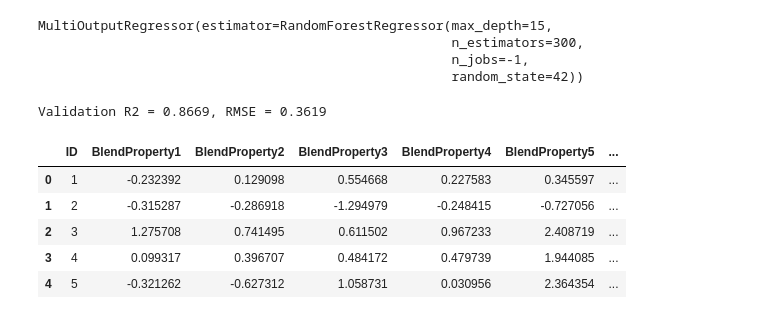
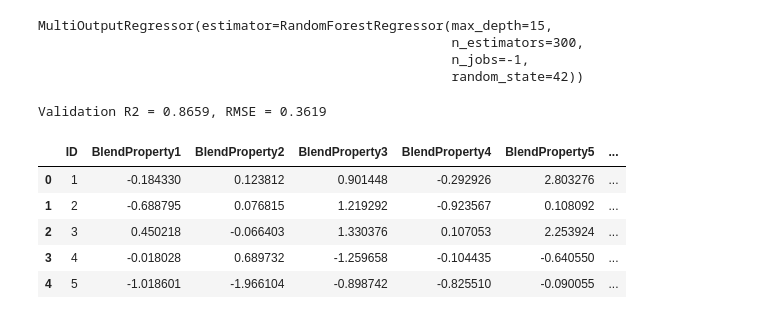
Before and after one commit to Leckhasri/Blend-project-, a Jupyter notebook: fuel_blend_model.ipynb, the cells around one changed output. Saved outputs shown, nothing was run; the diff lists cells and outputs as text; code cells hidden in the pictures.

```diff
--- a/fuel_blend_model.ipynb
+++ b/fuel_blend_model.ipynb
@@ -77,38 +80,36 @@ MultiOutputRegressor(estimator=RandomForestRegressor(max_depth=15,
                                                      random_state=42))
 # %%
 from sklearn.metrics import mean_squared_error
+y_pred = model.predict(X_va)
 
-# Normal MSE
+from sklearn.metrics import r2_score
+r2 = r2_score(y_va, y_pred)
+
 mse = mean_squared_error(y_va, y_pred)
-
-# Take sqrt for RMSE
 rmse = np.sqrt(mse)
 
 print(f"Validation R2 = {r2:.4f}, RMSE = {rmse:.4f}")
 # %% [output]
-Validation R2 = 0.8669, RMSE = 0.3619
+Validation R2 = 0.8659, RMSE = 0.3619
 # %%
 # Ensure test data uses same feature columns as training
 X_test = df_test[X.columns]
+X_test_scaled = scaler.transform(X_va)
 
-# Scale
-X_test_scaled = scaler.transform(X_test)
-
-# Predict
-Y_test_pred = model.predict(X_test_scaled)
+y_test_pred = model.predict(X_test_scaled)
 
 # Store predictions
-df_pred = pd.DataFrame(Y_test_pred, columns=Y.columns)
+df_pred = pd.DataFrame(y_test_pred, columns=y.columns)
 df_pred.insert(0, "ID", df_test["ID"])   # keep ID to match sample_solution
 
 df_pred.head()
 # %% [output]
 |  | ID | BlendProperty1 | BlendProperty2 | BlendProperty3 | BlendProperty4 | BlendProperty5 | ... |
-| 0 | 1 | -0.232392 | 0.129098 | 0.554668 | 0.227583 | 0.345597 | ... |
-| 1 | 2 | -0.315287 | -0.286918 | -1.294979 | -0.248415 | -0.727056 | ... |
-| 2 | 3 | 1.275708 | 0.741495 | 0.611502 | 0.967233 | 2.408719 | ... |
-| 3 | 4 | 0.099317 | 0.396707 | 0.484172 | 0.479739 | 1.944085 | ... |
-| 4 | 5 | -0.321262 | -0.627312 | 1.058731 | 0.030956 | 2.364354 | ... |
+| 0 | 1 | -0.184330 | 0.123812 | 0.901448 | -0.292926 | 2.803276 | ... |
+| 1 | 2 | -0.688795 | 0.076815 | 1.219292 | -0.923567 | 0.108092 | ... |
+| 2 | 3 | 0.450218 | -0.066403 | 1.330376 | 0.107053 | 2.253924 | ... |
+| 3 | 4 | -0.018028 | 0.689732 | -1.259658 | -0.104435 | -0.640550 | ... |
+| 4 | 5 | -1.018601 | -1.966104 | -0.898742 | -0.825510 | -0.090055 | ... |
 # %%
 conn = sqlite3.connect(DB_FILE)
 df_pred.to_sql(f"{TABLE_PREFIX}_predictions", conn, if_exists="replace", index=False)
```
Also changed, not shown: parts of 4 cells of this notebook.
